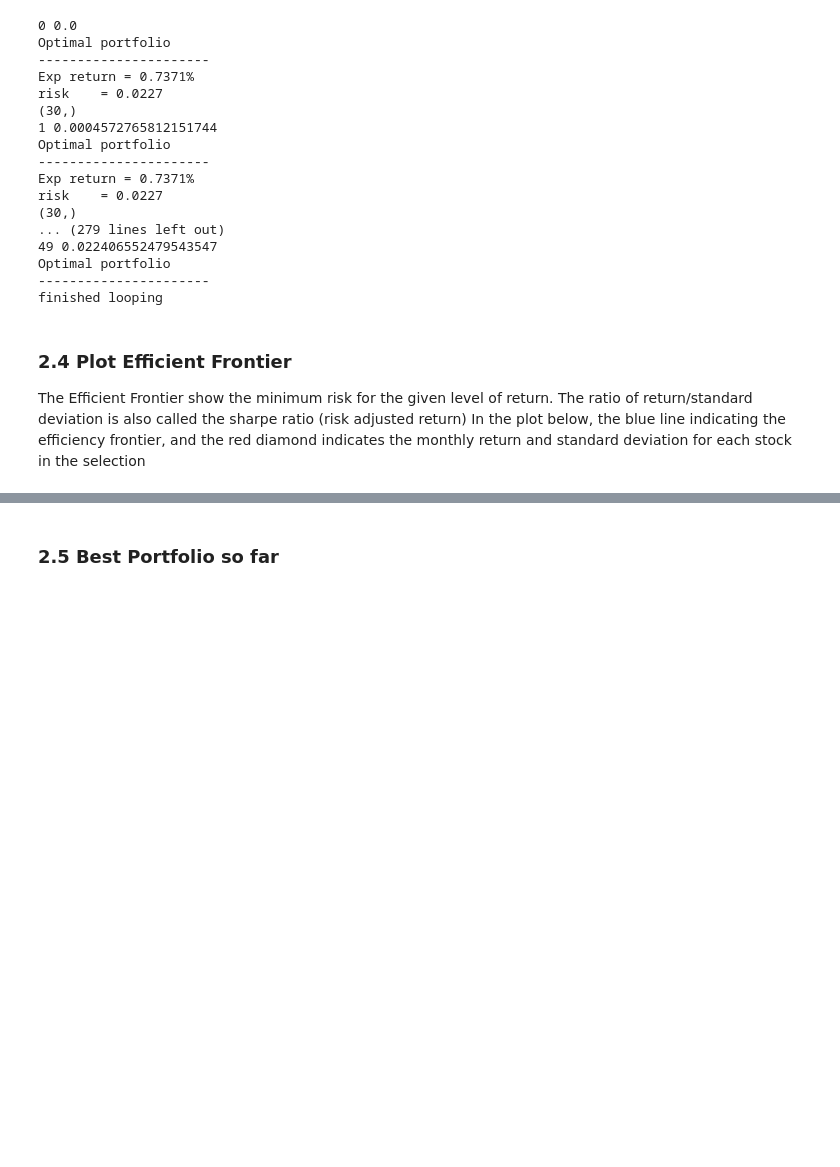
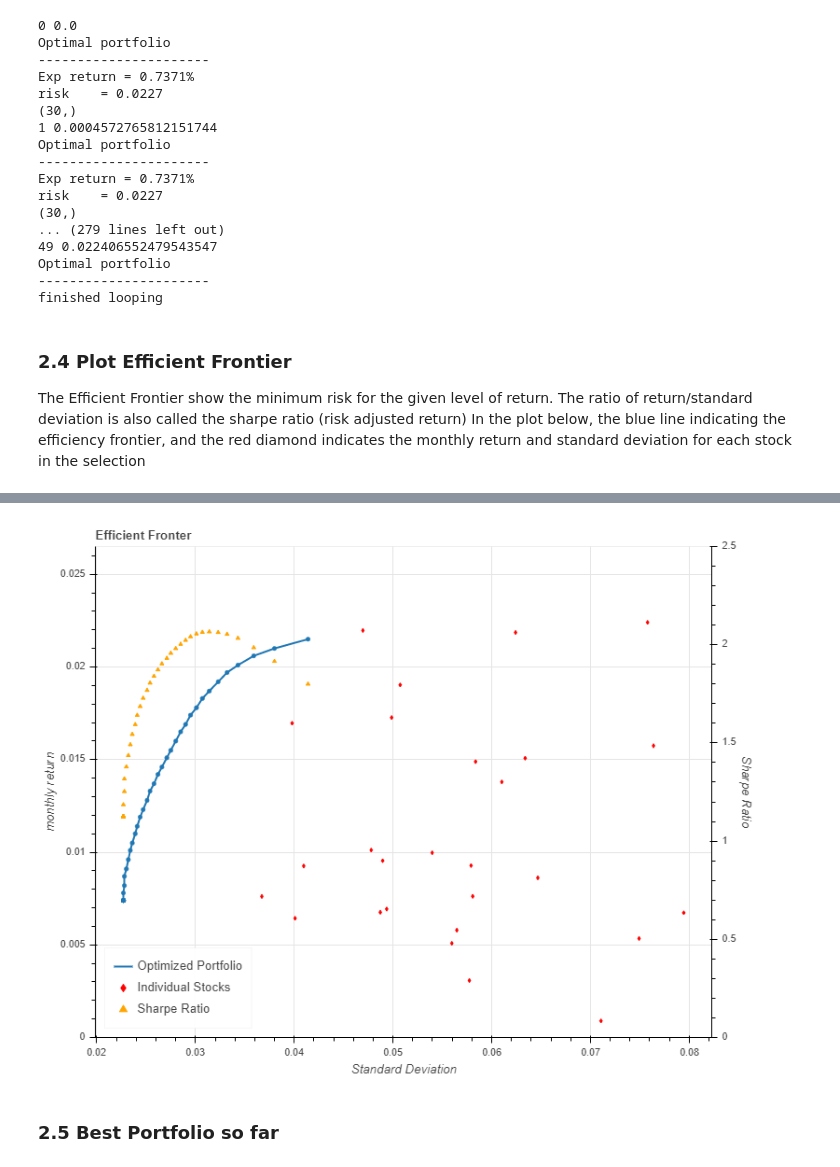
Before and after one commit to kwei321/Finance-Related-Notebook, a Jupyter notebook: 1. Simple Portfolio Optimizer.ipynb, the cells around one changed output, grey strips where cells are left out. Cells and saved outputs as stored; diff of their text form; code cells hidden in the pictures; blank space fills up the shorter version.

```diff
--- a/1. Simple Portfolio Optimizer.ipynb
+++ b/1. Simple Portfolio Optimizer.ipynb
@@ -436,6 +436,17 @@ Loading BokehJS ...
 [interactive output not drawn]
 [interactive output not drawn]
 [interactive output not drawn]
+# %%
+# work around for bokeh not loading not github
+%matplotlib inline
+from IPython.display import Image
+
+try:
+    display(Image(filename = "Fig 1.1.PNG"))
+except:
+    pass
+# %% [output]
+[figure, added]
 # %% [markdown]
 ### 2.5 Best Portfolio so far
 # %% [markdown]
```
Also changed, not shown: parts of 1 cell of this notebook, 1 other file.
